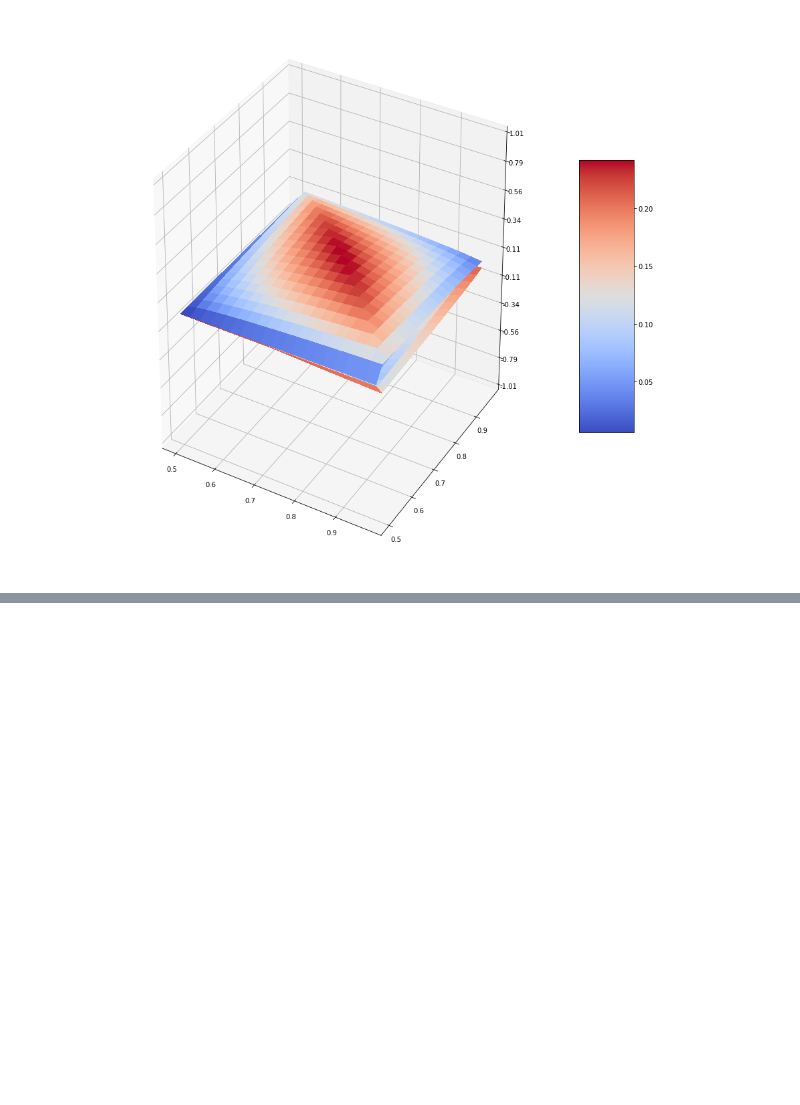
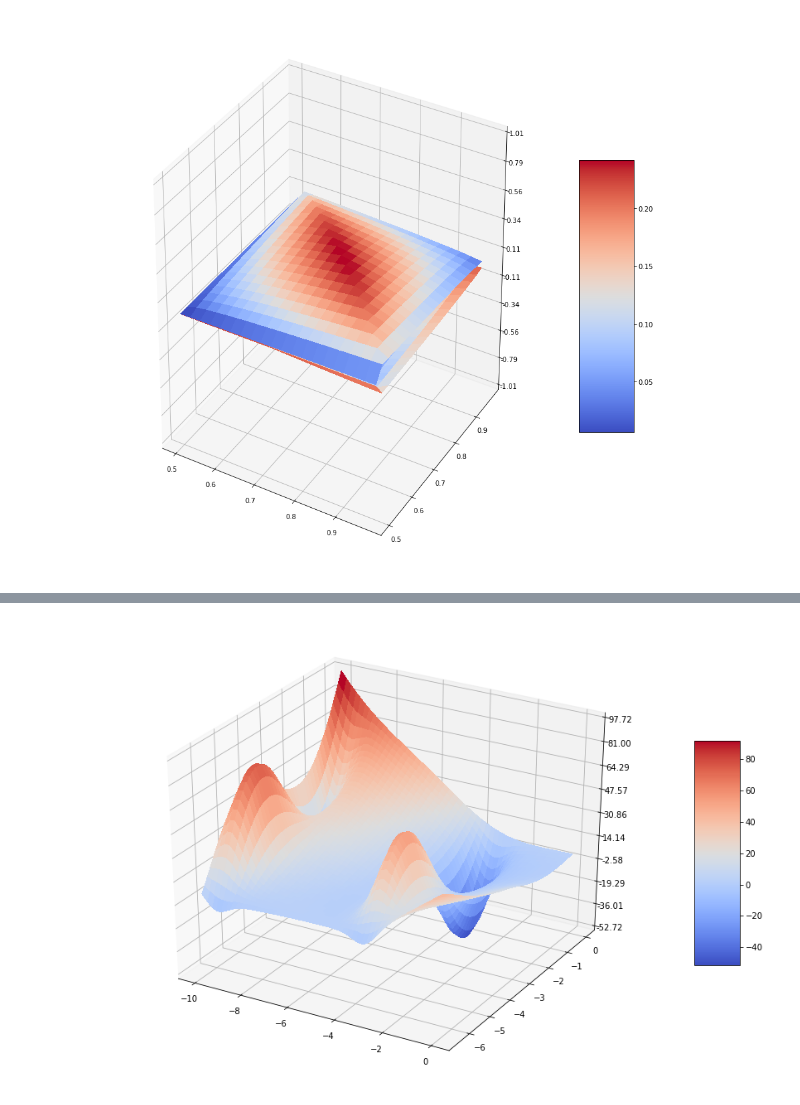
Before and after one commit to fafasonga/simplex, a Jupyter notebook: simplex/simplex.ipynb, the cells around one changed output, grey strips where cells are left out. Saved outputs shown, nothing was run; the diff lists cells and outputs as text; code cells hidden in the pictures; blank space fills up the shorter version.

```diff
--- a/simplex/simplex.ipynb
+++ b/simplex/simplex.ipynb
@@ -255,0 +256,29 @@ plt.show()
+# %%
+from mpl_toolkits.mplot3d import Axes3D
+from matplotlib import cm
+from matplotlib.ticker import LinearLocator, FormatStrFormatter
+import matplotlib.pyplot as plot
+import numpy as np
+
+fig = plot.figure(figsize=[15,10])
+ax = fig.gca(projection='3d')
+
+X = np.linspace(-10,0,50)
+Y = np.linspace(-6.5,0,50)
+
+X, Y = np.meshgrid(X, Y)
+
+Z = np.sin(Y)*np.exp((1-np.cos(X))**2)+np.cos(X)*np.exp((1-np.sin(Y)**2))+(X-Y)**2
+
+surf = ax.plot_surface(X, Y, Z, rstride=1, cstride=1, cmap=cm.coolwarm,
+         linewidth=0, antialiased=False)
+
+
+ax.zaxis.set_major_locator(LinearLocator(10))
+ax.zaxis.set_major_formatter(FormatStrFormatter('%.02f'))
+
+fig.colorbar(surf, shrink=0.5, aspect=5)
+
+plot.show()
+# %% [output]
+[figure, added]
```
Also changed, not shown: parts of 2 cells of this notebook, 1 other file.
